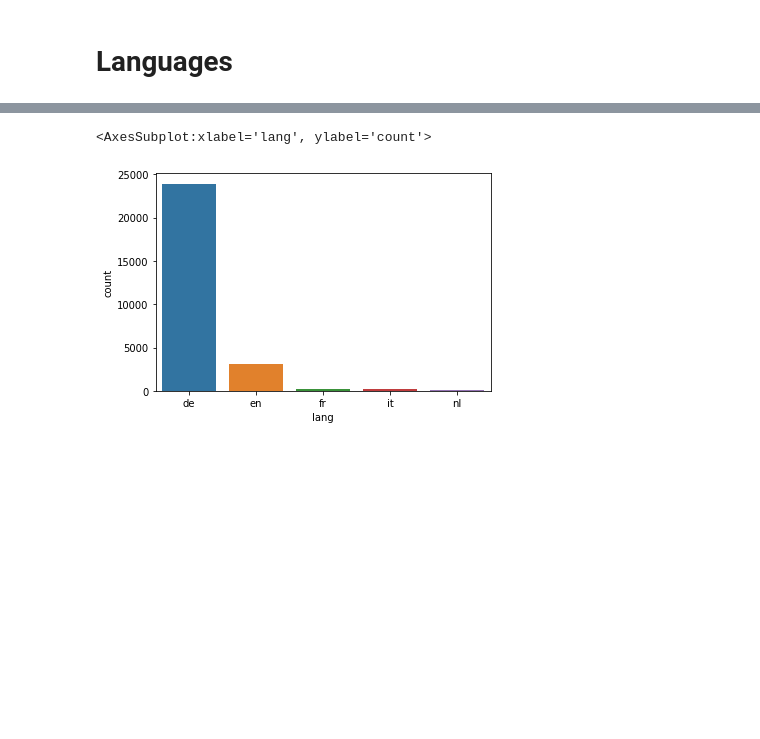
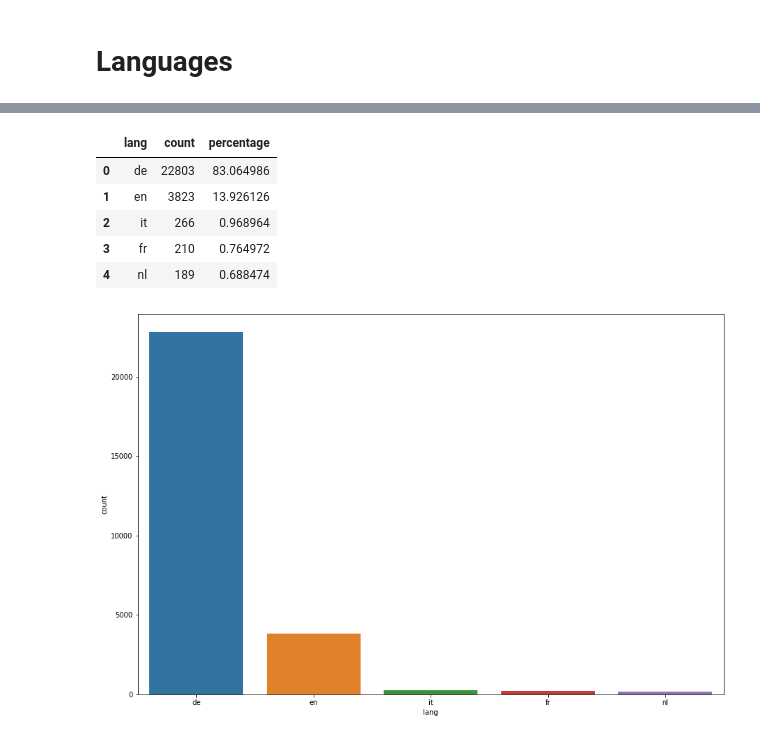
Before and after one commit to eli-quereli/ner-german-telegram, a Jupyter notebook: src/notebooks/eda/THE_eda.ipynb, the cells around one changed output, grey strips where cells are left out. Saved outputs shown, nothing was run; the diff lists cells and outputs as text; code cells hidden in the pictures; blank space fills up the shorter version.

```diff
--- a/src/notebooks/eda/THE_eda.ipynb
+++ b/src/notebooks/eda/THE_eda.ipynb
@@ -111,5 +159,16 @@ languages.rename(columns={'0': 'count'}, inplace=True)
+# %%
+languages.head()
+# %% [output]
+|  | lang | count | percentage |
+| 0 | de | 22803 | 83.064986 |
+| 1 | en | 3823 | 13.926126 |
+| 2 | it | 266 | 0.968964 |
+| 3 | fr | 210 | 0.764972 |
+| 4 | nl | 189 | 0.688474 |
 # %%
+plt.figure(figsize=(15,10))
 sns.barplot(x=languages[:5]['lang'], y=languages[:5]['count'])
+plt.savefig('../../../thesis/images/languages.png')
+plt.show()
 # %% [output]
-<AxesSubplot:xlabel='lang', ylabel='count'>
-[figure, old version]
+[figure, new version]
```
Also changed, not shown: parts of 17 cells of this notebook, 6 other files.
